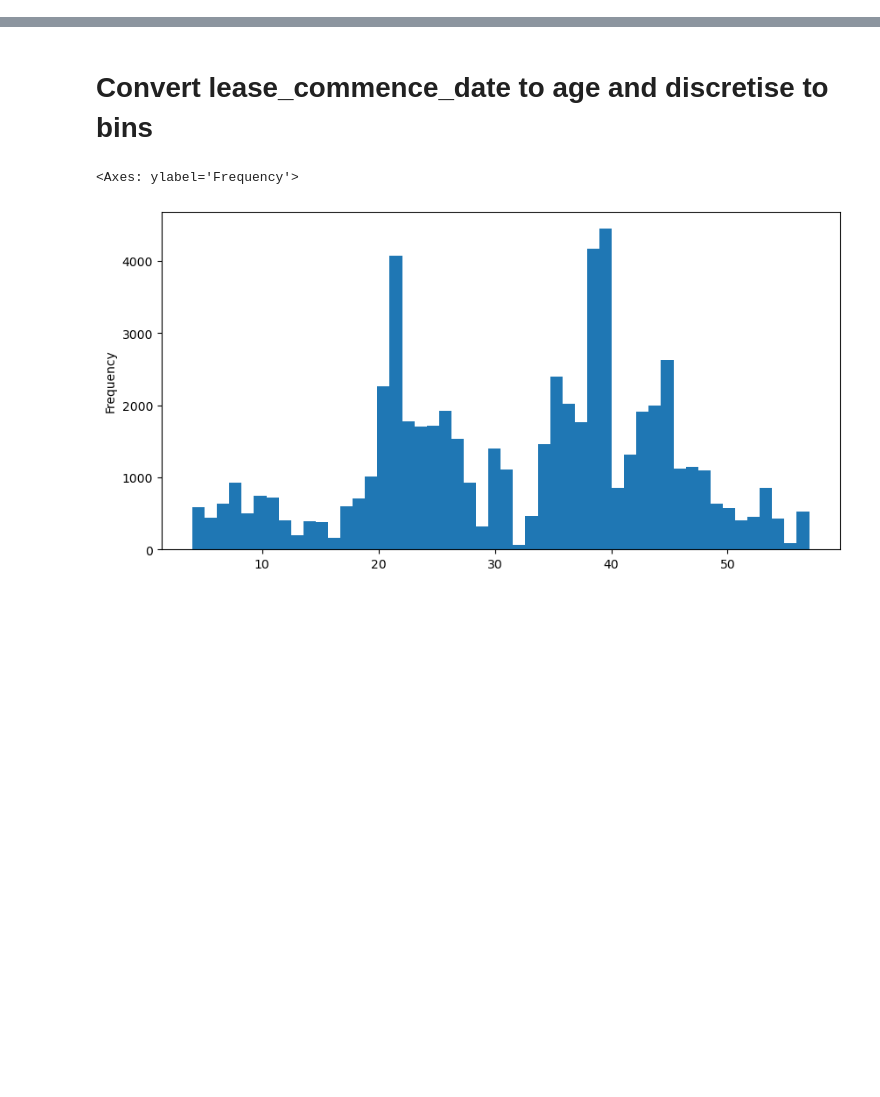
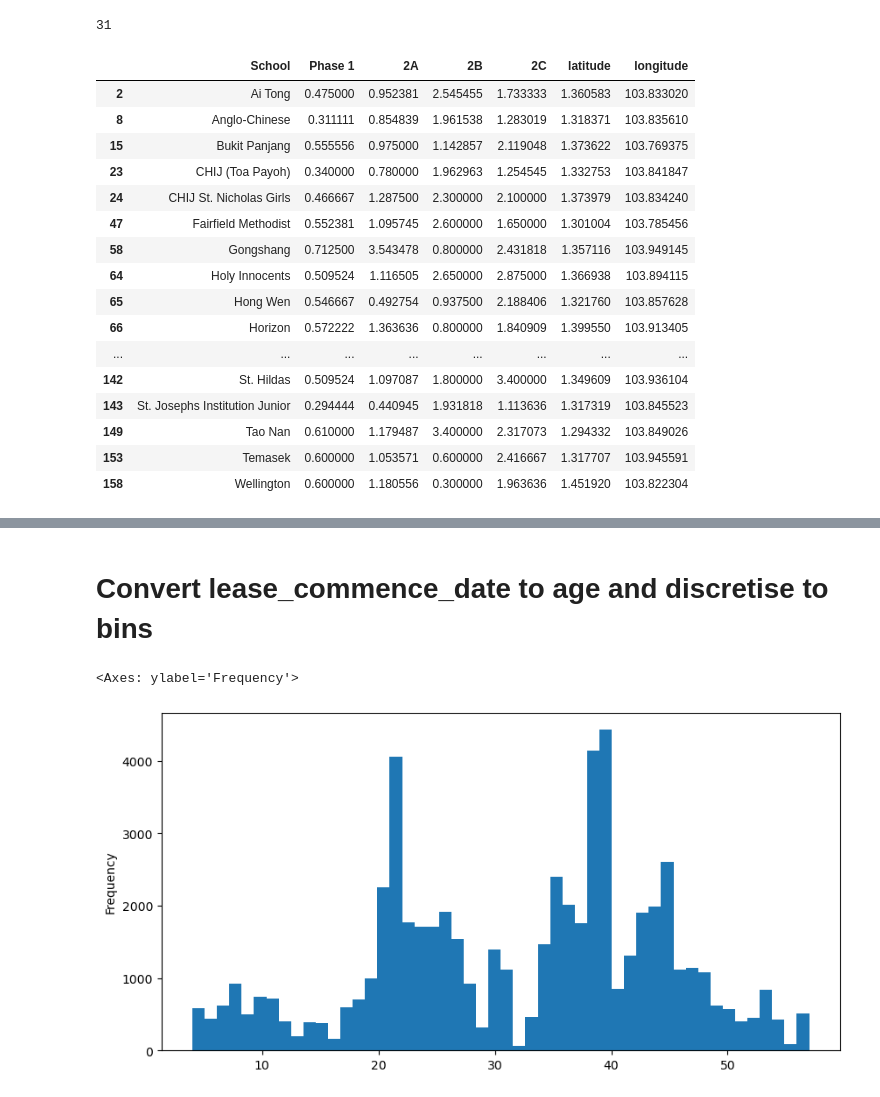
Before and after one commit to luchungi/CS5228, a Jupyter notebook: Feature_Engineering.ipynb, the cells around one changed output, grey strips where cells are left out. Saved outputs shown, nothing was run; the diff lists cells and outputs as text; code cells hidden in the pictures; blank space fills up the shorter version.

```diff
--- a/Feature_Engineering.ipynb
+++ b/Feature_Engineering.ipynb
@@ -4,5 +4,8 @@ import pandas as pd
 import matplotlib.pyplot as plt
 
 from sklearn.preprocessing import KBinsDiscretizer
+from sklearn.metrics import pairwise_distances
+
+pd.set_option('display.max_rows', 100)
 # %%
 train_df = pd.read_csv('./data/train.csv')
@@ -16,0 +25,4 @@ train_df.head()
+# %%
+school_df = pd.read_csv('./data/auxiliary-data/sg-primary-schools-processed.csv')
+school_df.rename(columns={'name': 'School'}, inplace=True)
+school_df.head()
@@ -16,0 +46,3 @@ train_df.head()
+# %%
+ballot_df = ballot_df.merge(school_df, on='School', how='left')
+ballot_df.head()
@@ -16,0 +77,26 @@ train_df.head()
+# %%
+top_threshold = 1.8
+good_threshold = 1.0
+# %%
+top_schools = ballot_df[(ballot_df['2B'] >= top_threshold) | (ballot_df['2C'] >= top_threshold)]
+print(len(top_schools))
+top_schools
+# %% [output]
+31
+|  | School | Phase 1 | 2A | 2B | 2C | latitude | longitude |
+| 2 | Ai Tong | 0.475000 | 0.952381 | 2.545455 | 1.733333 | 1.360583 | 103.833020 |
+| 8 | Anglo-Chinese | 0.311111 | 0.854839 | 1.961538 | 1.283019 | 1.318371 | 103.835610 |
+| 15 | Bukit Panjang | 0.555556 | 0.975000 | 1.142857 | 2.119048 | 1.373622 | 103.769375 |
+| 23 | CHIJ (Toa Payoh) | 0.340000 | 0.780000 | 1.962963 | 1.254545 | 1.332753 | 103.841847 |
+| 24 | CHIJ St. Nicholas Girls | 0.466667 | 1.287500 | 2.300000 | 2.100000 | 1.373979 | 103.834240 |
+| 47 | Fairfield Methodist | 0.552381 | 1.095745 | 2.600000 | 1.650000 | 1.301004 | 103.785456 |
+| 58 | Gongshang | 0.712500 | 3.543478 | 0.800000 | 2.431818 | 1.357116 | 103.949145 |
+| 64 | Holy Innocents | 0.509524 | 1.116505 | 2.650000 | 2.875000 | 1.366938 | 103.894115 |
+| 65 | Hong Wen | 0.546667 | 0.492754 | 0.937500 | 2.188406 | 1.321760 | 103.857628 |
+| 66 | Horizon | 0.572222 | 1.363636 | 0.800000 | 1.840909 | 1.399550 | 103.913405 |
+| ... | ... | ... | ... | ... | ... | ... | ... |
+| 142 | St. Hildas | 0.509524 | 1.097087 | 1.800000 | 3.400000 | 1.349609 | 103.936104 |
+| 143 | St. Josephs Institution Junior | 0.294444 | 0.440945 | 1.931818 | 1.113636 | 1.317319 | 103.845523 |
+| 149 | Tao Nan | 0.610000 | 1.179487 | 3.400000 | 2.317073 | 1.294332 | 103.849026 |
+| 153 | Temasek | 0.600000 | 1.053571 | 0.600000 | 2.416667 | 1.317707 | 103.945591 |
+| 158 | Wellington | 0.600000 | 1.180556 | 0.300000 | 1.963636 | 1.451920 | 103.822304 |
```
Also changed, not shown: parts of 18 cells of this notebook.
